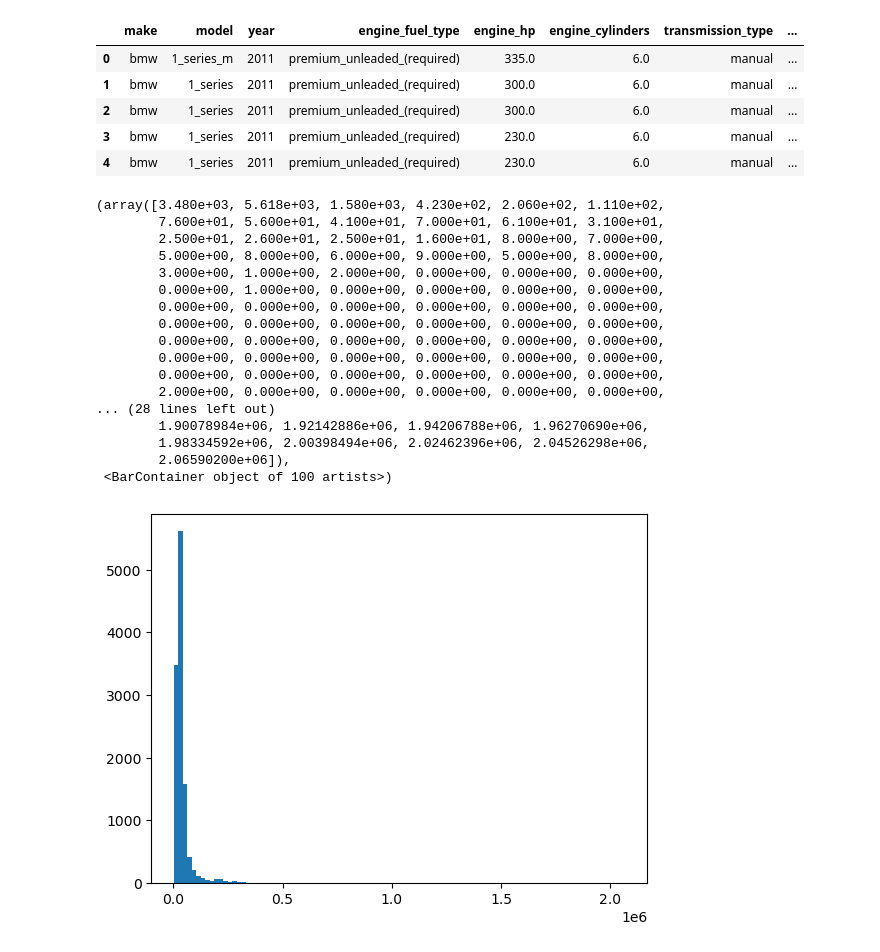
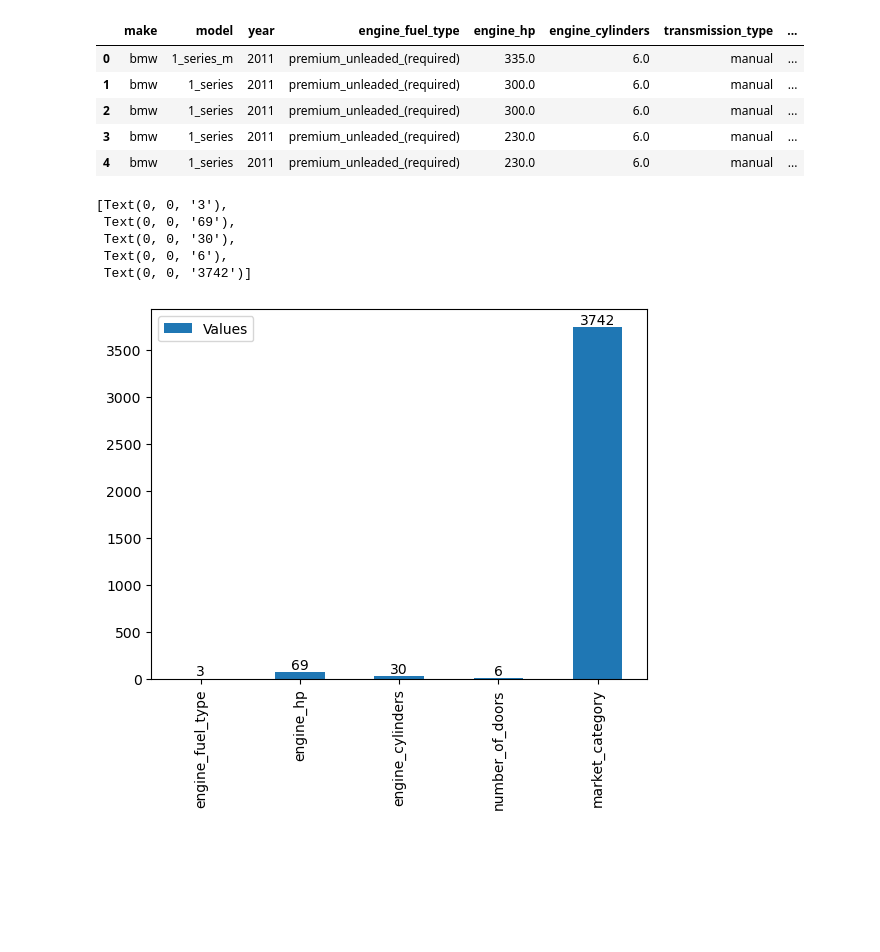
Before and after one commit to Ali-awesome/machine-learning, a Jupyter notebook: CarPricePridiction/carPricePrediction.ipynb, the cells around one changed output. Saved outputs shown, nothing was run; the diff lists cells and outputs as text; code cells hidden in the pictures; blank space fills up the shorter version.

```diff
--- a/CarPricePridiction/carPricePrediction.ipynb
+++ b/CarPricePridiction/carPricePrediction.ipynb
@@ -18,10 +33,12 @@ df.head()
 # %%
-df.columns = df.columns.str.lower().str.replace(' ','_')
-col_str = list(df.dtypes[df.dtypes == 'object'].index)
-col_str
-for col in col_str:
+# Making the values consistant
+listOfStrCol = list(df.dtypes[df.dtypes == 'object'].index)
+# df.dtypes[df.dtypes == 'object'].index
+listOfStrCol
+for col in listOfStrCol:
     df[col] = df[col].str.lower().str.replace(' ','_')
 df.head()
+# df[listOfStrCol[0]].str.lower().str.replace(" ","_")
 # %% [output]
 |  | make | model | year | engine_fuel_type | engine_hp | engine_cylinders | transmission_type | ... |
 | 0 | bmw | 1_series_m | 2011 | premium_unleaded_(required) | 335.0 | 6.0 | manual | ... |
@@ -29,26 +46,20 @@ df.head()
 | 2 | bmw | 1_series | 2011 | premium_unleaded_(required) | 300.0 | 6.0 | manual | ... |
 | 3 | bmw | 1_series | 2011 | premium_unleaded_(required) | 230.0 | 6.0 | manual | ... |
 | 4 | bmw | 1_series | 2011 | premium_unleaded_(required) | 230.0 | 6.0 | manual | ... |
-# %%
-import matplotlib.pyplot as plt
-import seaborn as sns
-plt.hist(df.msrp,bins=100)
-# %% [output]
-(array([3.480e+03, 5.618e+03, 1.580e+03, 4.230e+02, 2.060e+02, 1.110e+02,
-        7.600e+01, 5.600e+01, 4.100e+01, 7.000e+01, 6.100e+01, 3.100e+01,
-        2.500e+01, 2.600e+01, 2.500e+01, 1.600e+01, 8.000e+00, 7.000e+00,
-        5.000e+00, 8.000e+00, 6.000e+00, 9.000e+00, 5.000e+00, 8.000e+00,
-        3.000e+00, 1.000e+00, 2.000e+00, 0.000e+00, 0.000e+00, 0.000e+00,
-        0.000e+00, 1.000e+00, 0.000e+00, 0.000e+00, 0.000e+00, 0.000e+00,
-        0.000e+00, 0.000e+00, 0.000e+00, 0.000e+00, 0.000e+00, 0.000e+00,
-        0.000e+00, 0.000e+00, 0.000e+00, 0.000e+00, 0.000e+00, 0.000e+00,
-        0.000e+00, 0.000e+00, 0.000e+00, 0.000e+00, 0.000e+00, 0.000e+00,
-        0.000e+00, 0.000e+00, 0.000e+00, 0.000e+00, 0.000e+00, 0.000e+00,
-        0.000e+00, 0.000e+00, 0.000e+00, 0.000e+00, 0.000e+00, 0.000e+00,
-        2.000e+00, 0.000e+00, 0.000e+00, 0.000e+00, 0.000e+00, 0.000e+00,
-... (28 lines left out)
-        1.90078984e+06, 1.92142886e+06, 1.94206788e+06, 1.96270690e+06,
-        1.98334592e+06, 2.00398494e+06, 2.02462396e+06, 2.04526298e+06,
-        2.06590200e+06]),
- <BarContainer object of 100 artists>)
-[figure, removed]
+# %%
+null_val = df.isna().sum()
+null_val.index
+null_val_df = pd.DataFrame(null_val, index=null_val.index, columns = ['Values'])
+bar = null_val_df[null_val_df.Values != 0].plot.bar()
+bar.bar_label(bar.containers[0])
+# null_val_df.columns = ['Missing_Values']
+# NV_df = null_val_df[null_val_df.Missing_Values != 0]
+# # for val in NV_df.columns[0]:
+# NV_df.plot.bar()
+# %% [output]
+[Text(0, 0, '3'),
+ Text(0, 0, '69'),
+ Text(0, 0, '30'),
+ Text(0, 0, '6'),
+ Text(0, 0, '3742')]
+[figure, added]
```
Also changed, not shown: parts of 2 cells of this notebook.
